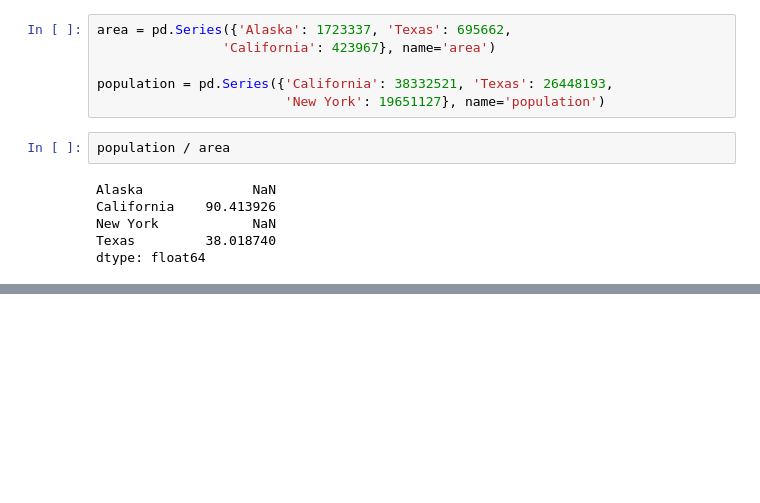
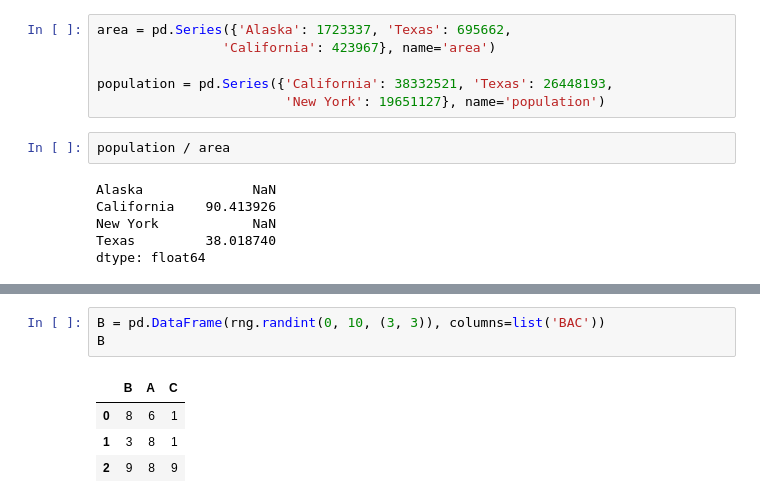
Before and after one commit to RGBRYANT24/DL_practice, a Jupyter notebook: data_science/pandas_learn.ipynb, the cells around one changed output, grey strips where cells are left out. Cells and saved outputs as stored; diff of their text form; blank space fills up the shorter version.

```diff
--- a/data_science/pandas_learn.ipynb
+++ b/data_science/pandas_learn.ipynb
@@ -587,0 +614,8 @@ dtype: float64
+# %%
+B = pd.DataFrame(rng.randint(0, 10, (3, 3)), columns=list('BAC'))
+B
+# %% [output]
+|  | B | A | C |
+| 0 | 8 | 6 | 1 |
+| 1 | 3 | 8 | 1 |
+| 2 | 9 | 8 | 9 |
```
Also changed, not shown: parts of 19 cells of this notebook.
